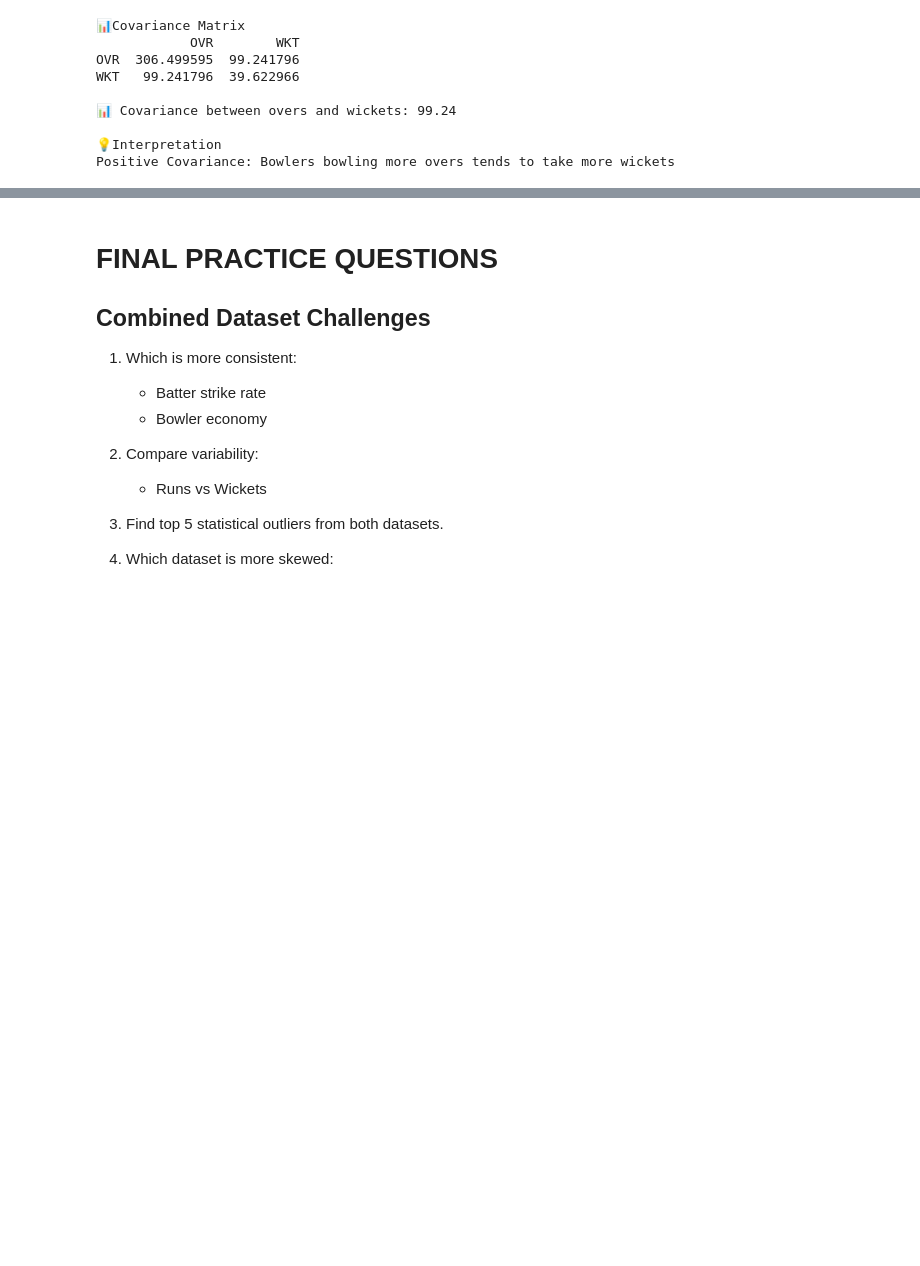
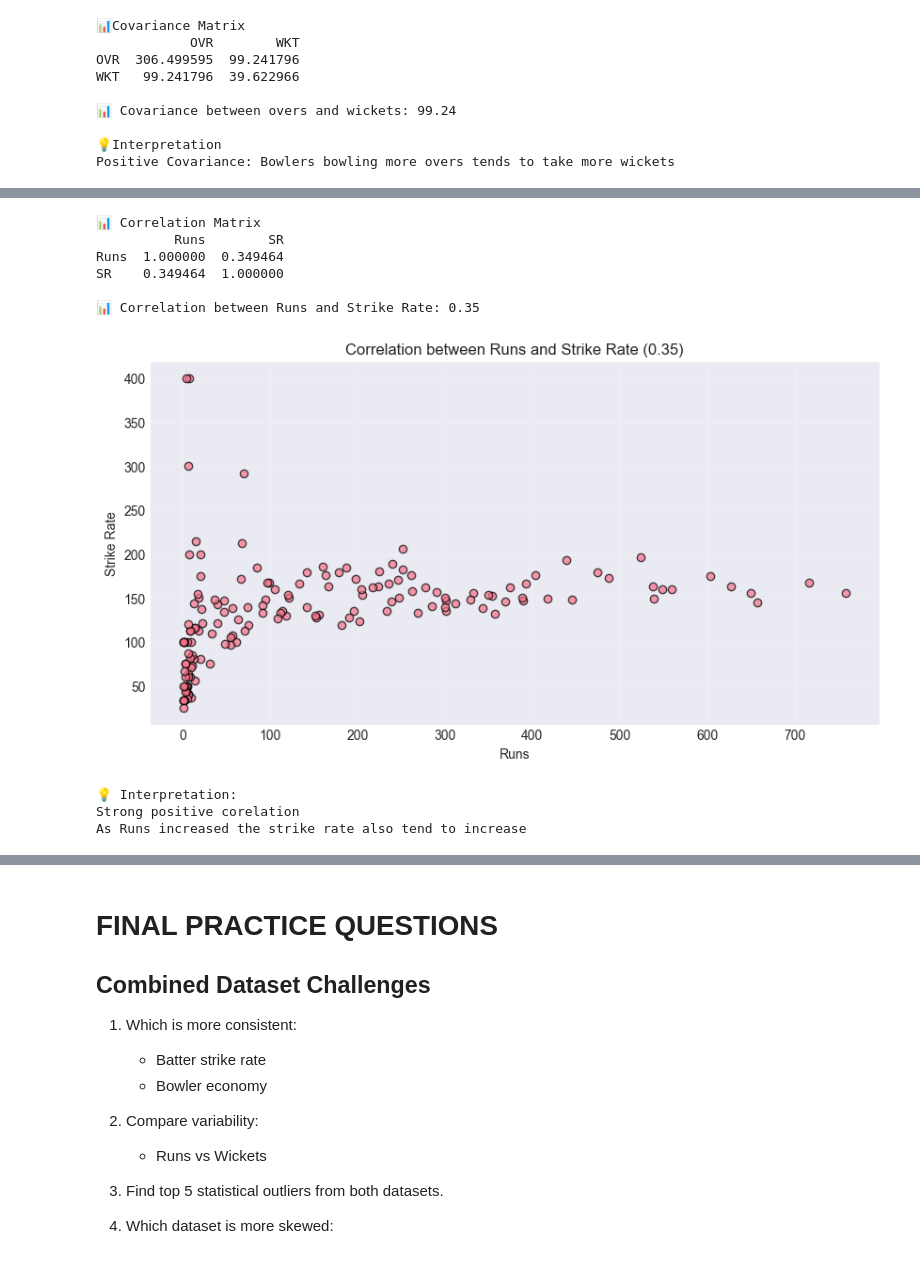
Before and after one commit to shahyash1136/data-analyst-porjects, a Jupyter notebook: IPL_2025_jupyterbook/index.ipynb, the cells around one changed output, grey strips where cells are left out. Saved outputs shown, nothing was run; the diff lists cells and outputs as text; code cells hidden in the pictures; blank space fills up the shorter version.

```diff
--- a/IPL_2025_jupyterbook/index.ipynb
+++ b/IPL_2025_jupyterbook/index.ipynb
@@ -3998,0 +4037,42 @@ Positive Covariance: Bowlers bowling more overs tends to take more wickets
+# %%
+# 2. Find correlation between Runs and SR.
+correlation = df_batters[["Runs", "SR"]].corr()
+print("📊 Correlation Matrix")
+print(correlation)
+
+corr_value = correlation.loc["Runs", "SR"]
+print(f"\n📊 Correlation between Runs and Strike Rate: {corr_value:.2f}")
+
+plt.figure(figsize=(10, 5))
+plt.scatter(df_batters["Runs"], df_batters["SR"], alpha=0.7, edgecolors="black")
+plt.xlabel("Runs")
+plt.ylabel("Strike Rate")
+plt.title(f"Correlation between Runs and Strike Rate ({corr_value:.2f})")
+plt.grid(True, alpha=0.3)
+
+
+plt.show()
+
+print(f"\n💡 Interpretation:")
+if abs(cov_value) >= 0.7:
+    strength = "Strong"
+elif abs(cov_value) >= 0.3:
+    strength = 'Moderate'
+else:
+    strength = 'Weak'
+
+direction = 'positive' if cov_value > 0 else 'negative'
+
+print(f"{strength} {direction} corelation")
+print("As Runs increased the strike rate also tend to increase")
+# %% [output]
+📊 Correlation Matrix
+          Runs        SR
+Runs  1.000000  0.349464
+SR    0.349464  1.000000
+
+📊 Correlation between Runs and Strike Rate: 0.35
+[figure, added]
+💡 Interpretation:
+Strong positive corelation
+As Runs increased the strike rate also tend to increase
```
Also changed, not shown: parts of 19 cells of this notebook.
